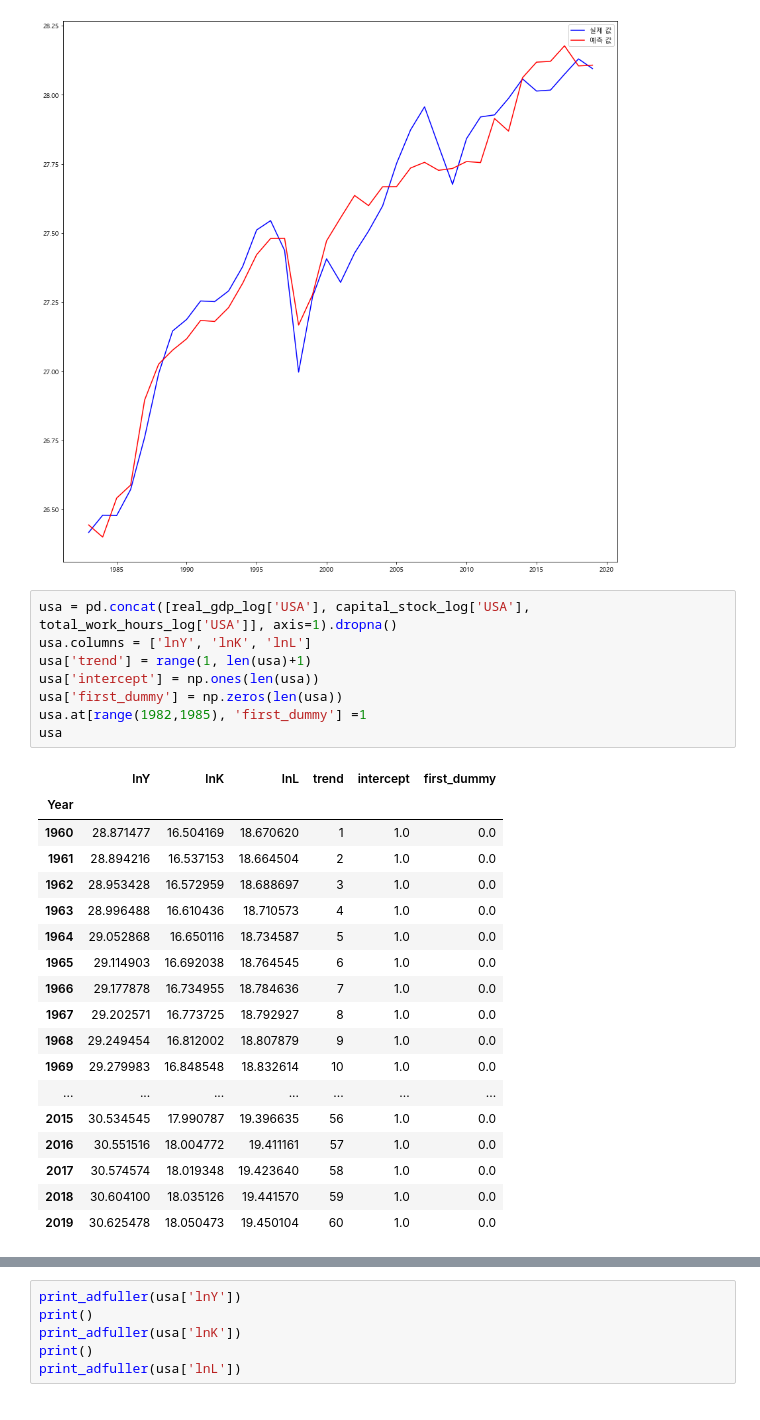
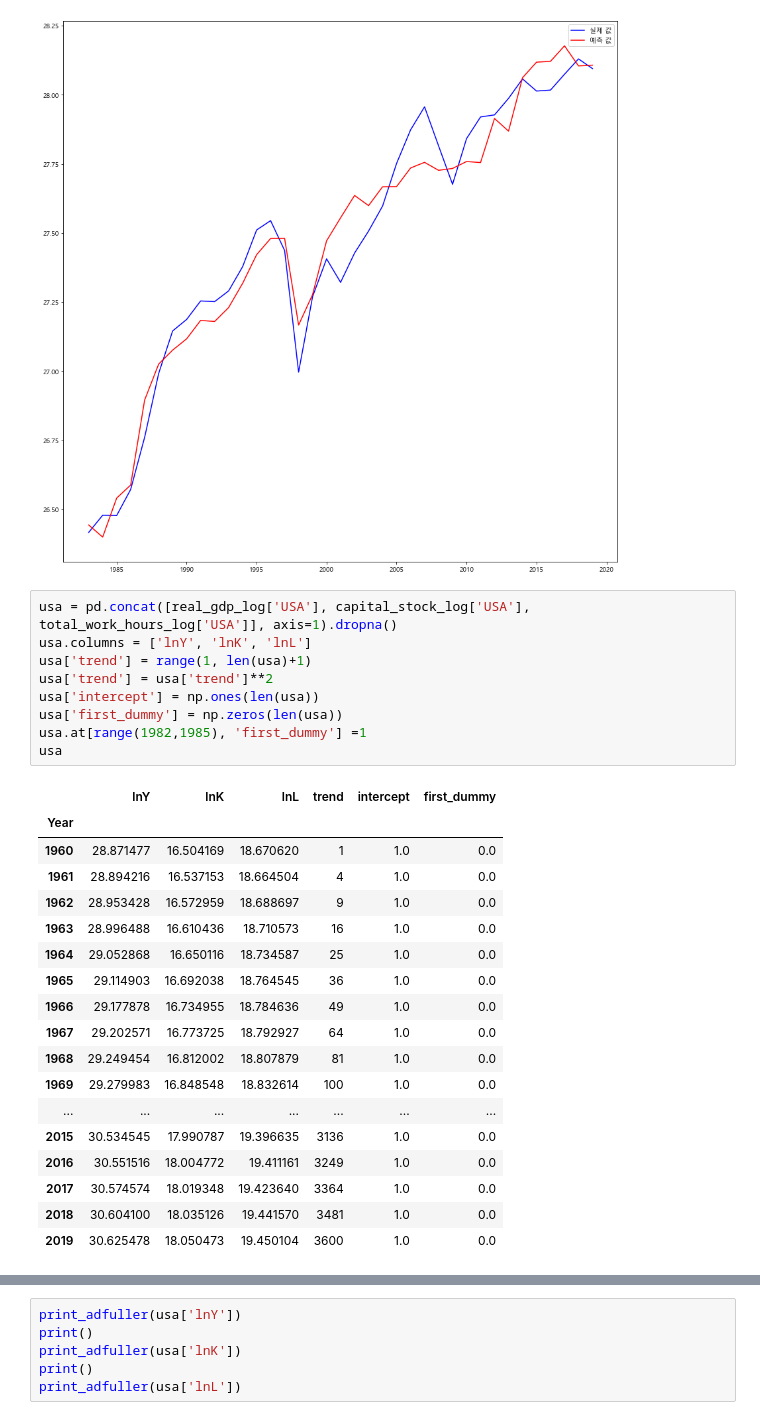
Before and after one commit to jonghwi-kim/Cobb-Douglas-production-function, a Jupyter notebook: regression.ipynb, the cells around one changed output, grey strips where cells are left out. Saved outputs shown, nothing was run; the diff lists cells and outputs as text.

```diff
--- a/regression.ipynb
+++ b/regression.ipynb
@@ -155,27 +173,28 @@ plt.legend()
 # %%
 usa = pd.concat([real_gdp_log['USA'], capital_stock_log['USA'], total_work_hours_log['USA']], axis=1).dropna()
 usa.columns = ['lnY', 'lnK', 'lnL']
 usa['trend'] = range(1, len(usa)+1)
+usa['trend'] = usa['trend']**2
 usa['intercept'] = np.ones(len(usa))
 usa['first_dummy'] = np.zeros(len(usa))
 usa.at[range(1982,1985), 'first_dummy'] =1
 usa
 # %% [output]
 |  | lnY | lnK | lnL | trend | intercept | first_dummy |
 | Year |  |  |  |  |  |  |
 | 1960 | 28.871477 | 16.504169 | 18.670620 | 1 | 1.0 | 0.0 |
-| 1961 | 28.894216 | 16.537153 | 18.664504 | 2 | 1.0 | 0.0 |
-| 1962 | 28.953428 | 16.572959 | 18.688697 | 3 | 1.0 | 0.0 |
-| 1963 | 28.996488 | 16.610436 | 18.710573 | 4 | 1.0 | 0.0 |
-| 1964 | 29.052868 | 16.650116 | 18.734587 | 5 | 1.0 | 0.0 |
-| 1965 | 29.114903 | 16.692038 | 18.764545 | 6 | 1.0 | 0.0 |
-| 1966 | 29.177878 | 16.734955 | 18.784636 | 7 | 1.0 | 0.0 |
-| 1967 | 29.202571 | 16.773725 | 18.792927 | 8 | 1.0 | 0.0 |
-| 1968 | 29.249454 | 16.812002 | 18.807879 | 9 | 1.0 | 0.0 |
-| 1969 | 29.279983 | 16.848548 | 18.832614 | 10 | 1.0 | 0.0 |
+| 1961 | 28.894216 | 16.537153 | 18.664504 | 4 | 1.0 | 0.0 |
+| 1962 | 28.953428 | 16.572959 | 18.688697 | 9 | 1.0 | 0.0 |
+| 1963 | 28.996488 | 16.610436 | 18.710573 | 16 | 1.0 | 0.0 |
+| 1964 | 29.052868 | 16.650116 | 18.734587 | 25 | 1.0 | 0.0 |
+| 1965 | 29.114903 | 16.692038 | 18.764545 | 36 | 1.0 | 0.0 |
+| 1966 | 29.177878 | 16.734955 | 18.784636 | 49 | 1.0 | 0.0 |
+| 1967 | 29.202571 | 16.773725 | 18.792927 | 64 | 1.0 | 0.0 |
+| 1968 | 29.249454 | 16.812002 | 18.807879 | 81 | 1.0 | 0.0 |
+| 1969 | 29.279983 | 16.848548 | 18.832614 | 100 | 1.0 | 0.0 |
 | ... | ... | ... | ... | ... | ... | ... |
-| 2015 | 30.534545 | 17.990787 | 19.396635 | 56 | 1.0 | 0.0 |
-| 2016 | 30.551516 | 18.004772 | 19.411161 | 57 | 1.0 | 0.0 |
-| 2017 | 30.574574 | 18.019348 | 19.423640 | 58 | 1.0 | 0.0 |
-| 2018 | 30.604100 | 18.035126 | 19.441570 | 59 | 1.0 | 0.0 |
-| 2019 | 30.625478 | 18.050473 | 19.450104 | 60 | 1.0 | 0.0 |
+| 2015 | 30.534545 | 17.990787 | 19.396635 | 3136 | 1.0 | 0.0 |
+| 2016 | 30.551516 | 18.004772 | 19.411161 | 3249 | 1.0 | 0.0 |
+| 2017 | 30.574574 | 18.019348 | 19.423640 | 3364 | 1.0 | 0.0 |
+| 2018 | 30.604100 | 18.035126 | 19.441570 | 3481 | 1.0 | 0.0 |
+| 2019 | 30.625478 | 18.050473 | 19.450104 | 3600 | 1.0 | 0.0 |
```
Also changed, not shown: parts of 53 cells of this notebook.
